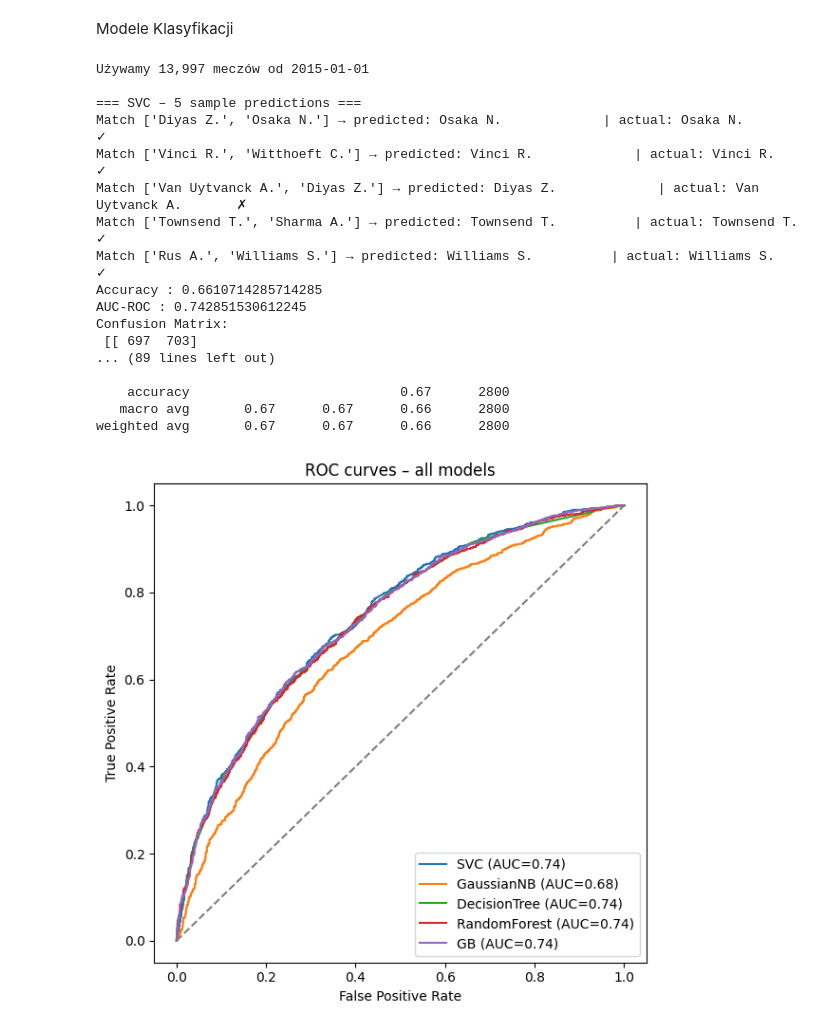
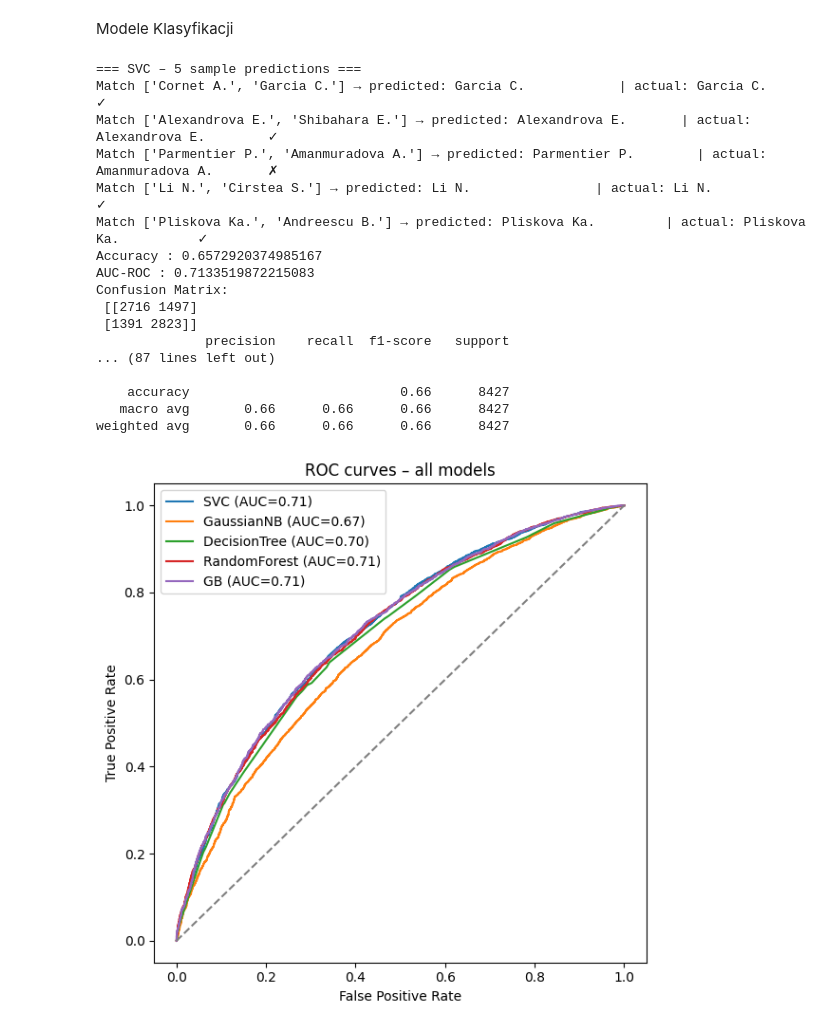
Before and after one commit to DeporS/data-minig-project, a Jupyter notebook: src/process_data_luk.ipynb, the cells around one changed output. Drawn from its saved outputs; the diff is of its cells as text; code cells hidden in the pictures.

Commit message:
fix h2h, balance of matches, check on all data, delete odds column

```diff
--- a/src/process_data_luk.ipynb
+++ b/src/process_data_luk.ipynb
@@ -208,6 +208,6 @@ df.head()
 # %% [markdown]
 Zostaną usunięte `Best of`, ponieważ kobiety grają tylko Bo3, `Winner`, które zastąpimy kolumną Player1_wins oraz `Tournament`, ponieważ nazwa turnieju nie będzie potrzebna w analizie.
 # %%
-df = df.drop(["Best of", "Winner", "Tournament"], axis=1)
+df = df.drop(["Best of", "Winner", "Tournament","Odd_1","Odd_2"], axis=1)
 df.head()
 # %% [output]
@@ -382,7 +392,7 @@ def add_h2h_and_last10_wl(
 
     return df
 # %%
-df = add_h2h_and_last10_wl(df)
+df = add_h2h_and_last10_diff(df)
 # %%
 df.tail(10)
 # %% [output]
@@ -430,17 +440,14 @@ from sklearn.metrics import (accuracy_score, confusion_matrix, roc_auc_score,
 DATA_PATH = Path("../prepared_data/prepared_dataframe.csv")
 raw_df = pd.read_csv(DATA_PATH)
 raw_df["Date"] = pd.to_datetime(raw_df["Date"], errors="coerce")
-raw_df = (raw_df[raw_df["Date"] >= "2015-01-01"]
-          .dropna()
-          .sort_values("Date")
-          .reset_index(drop=True))
+raw_df = raw_df.dropna()
 
 # 1a. Cechy daty
 raw_df["Date_year"]      = raw_df["Date"].dt.year
 raw_df["Date_month"]     = raw_df["Date"].dt.month
 raw_df["Date_dayofyear"] = raw_df["Date"].dt.dayofyear
 raw_df["Date_dayofweek"] = raw_df["Date"].dt.dayofweek  # 0=Mon, 6=Sun
-print(f"Używamy {len(raw_df):,} meczów od 2015-01-01")
+
 
 # --------------------------------------------------
 # 2. Przygotowanie cech i etykiety
@@ -562,50 +569,50 @@ for name, model in models.items():
         pred_winner = predict_winner_row(
             model, scaled, feature_cols,
             X_test.iloc[i].to_dict(),
             p_test.iloc[i]["Player_1"],
             p_test.iloc[i]["Player_2"]
         )
         match = p_test.iloc[i][["Player_1", "Player_2"]].tolist()
         correct = "✓" if pred_winner == true_winner else "✗"
         print(f"Match {match} → predicted: {pred_winner:20s} | actual: {true_winner:20s}  {correct}")
 
     # --- Metryki ---------------------------------------------------------
     print("Accuracy :", accuracy_score(y_test, y_pred))
     print("AUC-ROC :", roc_auc_score(y_test, y_proba))
     print("Confusion Matrix:\n", confusion_matrix(y_test, y_pred))
     print(classification_report(y_test, y_pred))
 
     # --- ROC curve -------------------------------------------------------
     fpr, tpr, _ = roc_curve(y_test, y_proba)
     plt.plot(fpr, tpr, label=f"{name} (AUC={roc_auc_score(y_test, y_proba):.2f})")
 
 
 plt.plot([0, 1], [0, 1], "--", color="gray")
 plt.xlabel("False Positive Rate")
 plt.ylabel("True Positive Rate")
 plt.title("ROC curves – all models")
 plt.legend()
 plt.tight_layout()
 plt.show()
 # %% [output]
-Używamy 13,997 meczów od 2015-01-01
+=== SVC – 5 sample predictions ===
+Match ['Cornet A.', 'Garcia C.'] → predicted: Garcia C.            | actual: Garcia C.             ✓
+Match ['Alexandrova E.', 'Shibahara E.'] → predicted: Alexandrova E.       | actual: Alexandrova E.        ✓
+Match ['Parmentier P.', 'Amanmuradova A.'] → predicted: Parmentier P.        | actual: Amanmuradova A.       ✗
+Match ['Li N.', 'Cirstea S.'] → predicted: Li N.                | actual: Li N.                 ✓
+Match ['Pliskova Ka.', 'Andreescu B.'] → predicted: Pliskova Ka.         | actual: Pliskova Ka.          ✓
+Accuracy : 0.6572920374985167
+AUC-ROC : 0.7133519872215083
+Confusion Matrix:
+ [[2716 1497]
+ [1391 2823]]
+              precision    recall  f1-score   support
+... (87 lines left out)
 
-=== SVC – 5 sample predictions ===
-Match ['Diyas Z.', 'Osaka N.'] → predicted: Osaka N.             | actual: Osaka N.              ✓
-Match ['Vinci R.', 'Witthoeft C.'] → predicted: Vinci R.             | actual: Vinci R.              ✓
-Match ['Van Uytvanck A.', 'Diyas Z.'] → predicted: Diyas Z.             | actual: Van Uytvanck A.       ✗
-Match ['Townsend T.', 'Sharma A.'] → predicted: Townsend T.          | actual: Townsend T.           ✓
-Match ['Rus A.', 'Williams S.'] → predicted: Williams S.          | actual: Williams S.           ✓
-Accuracy : 0.6610714285714285
-AUC-ROC : 0.742851530612245
-Confusion Matrix:
- [[ 697  703]
-... (89 lines left out)
-
-    accuracy                           0.67      2800
-   macro avg       0.67      0.67      0.66      2800
-weighted avg       0.67      0.67      0.66      2800
+    accuracy                           0.66      8427
+   macro avg       0.66      0.66      0.66      8427
+weighted avg       0.66      0.66      0.66      8427
-[figure, old version]
+[figure, new version]
 # %%
 # === 8. Ewaluacja i przykładowe predykcje ===
 for name, model in models.items():
```
Also changed, not shown: parts of 12 cells of this notebook.
